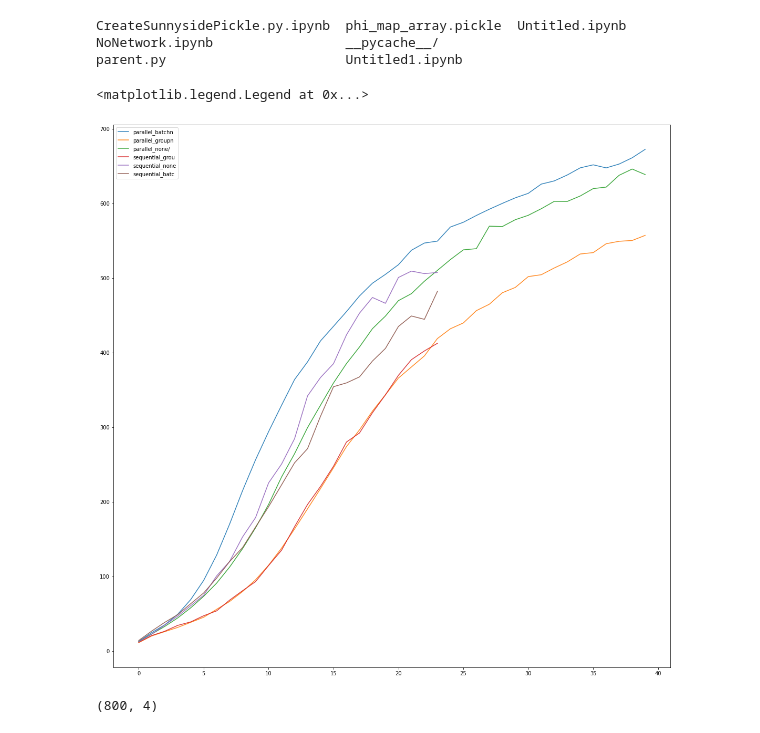
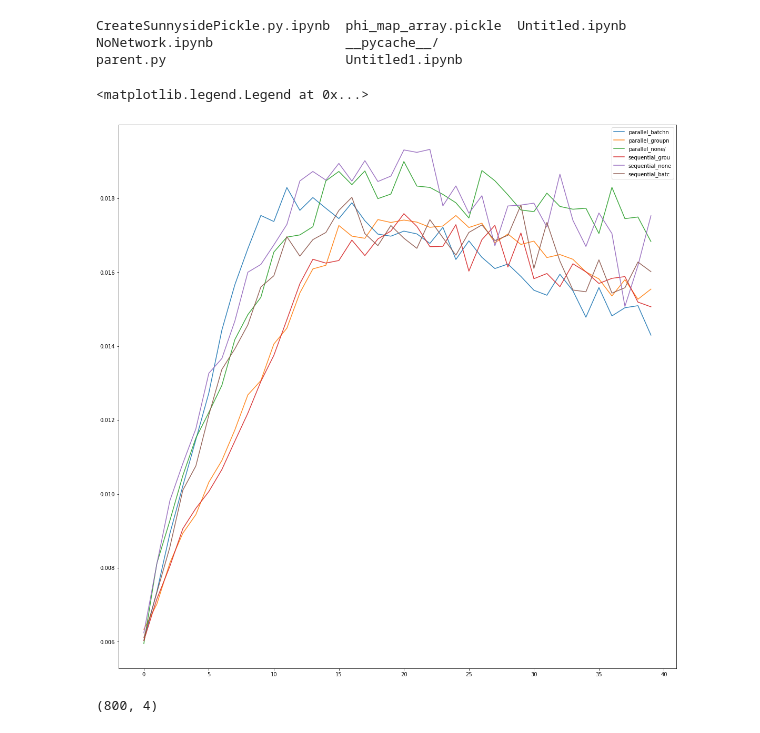
Before and after one commit to HastingsGreer/InverseConsistency, a Jupyter notebook: notebooks/Untitled.ipynb, the cells around one changed output. Saved outputs shown, nothing was run; the diff lists cells and outputs as text; code cells hidden in the pictures.

Commit message:
final graphs

```diff
--- a/notebooks/Untitled.ipynb
+++ b/notebooks/Untitled.ipynb
@@ -190,14 +190,14 @@ for f in fnames:
 # %%
 
 for c, name in zip(curves, fnames):
-    curve = c[:, 2]
+    curve = c[:, 0]
     curve = curve.reshape(-1, 50)
-    curve = np.sum(curve, axis=1)
+    curve = np.sum(curve, axis=1) / 50
     plt.plot(curve, label=name[15:30], alpha=.9)
 plt.legend()
 # %% [output]
 <matplotlib.legend.Legend at 0x...>
-[figure, old version]
+[figure, new version]
 # %%
 plt.rcParams["figure.figsize"] = (19, 19)
 # %%
```
